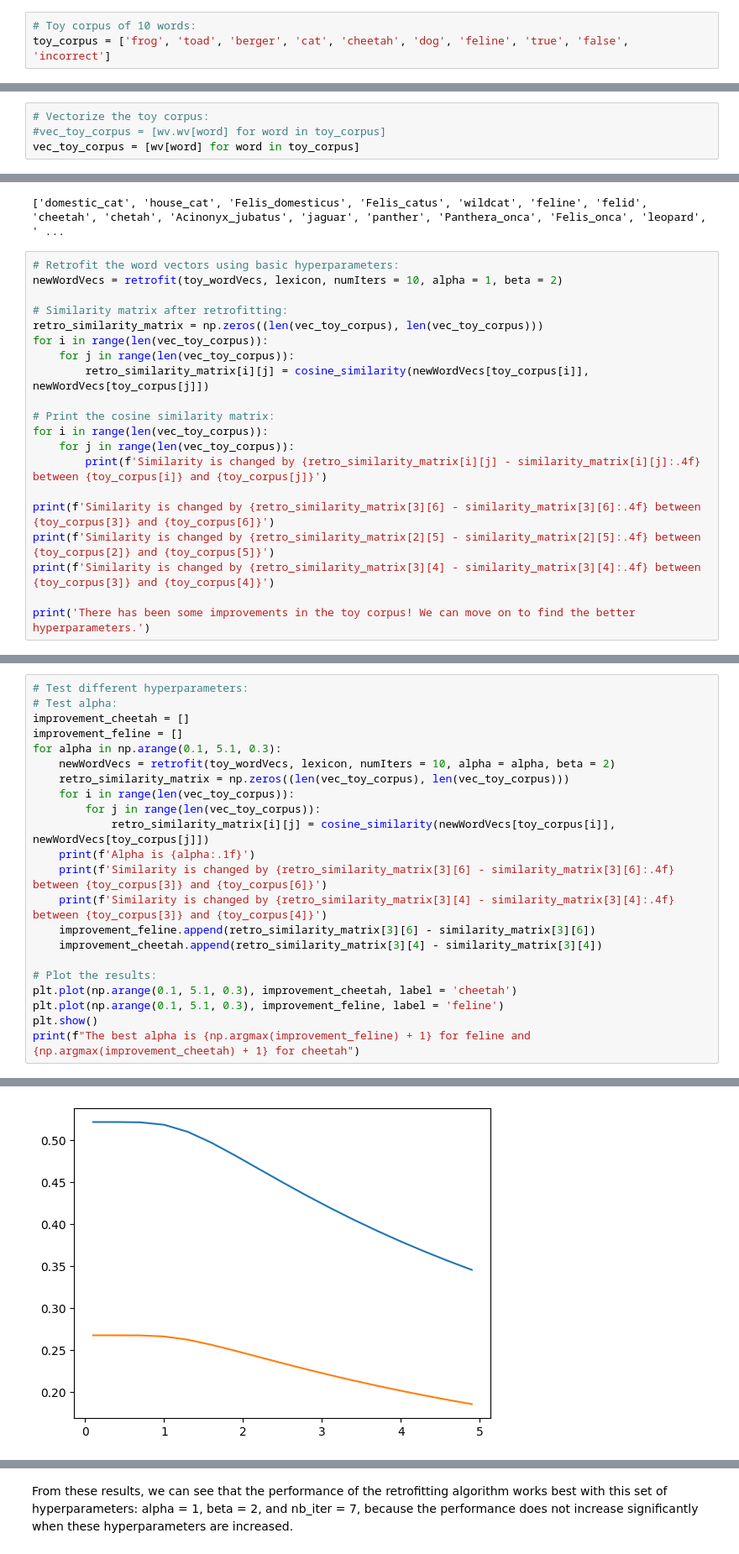
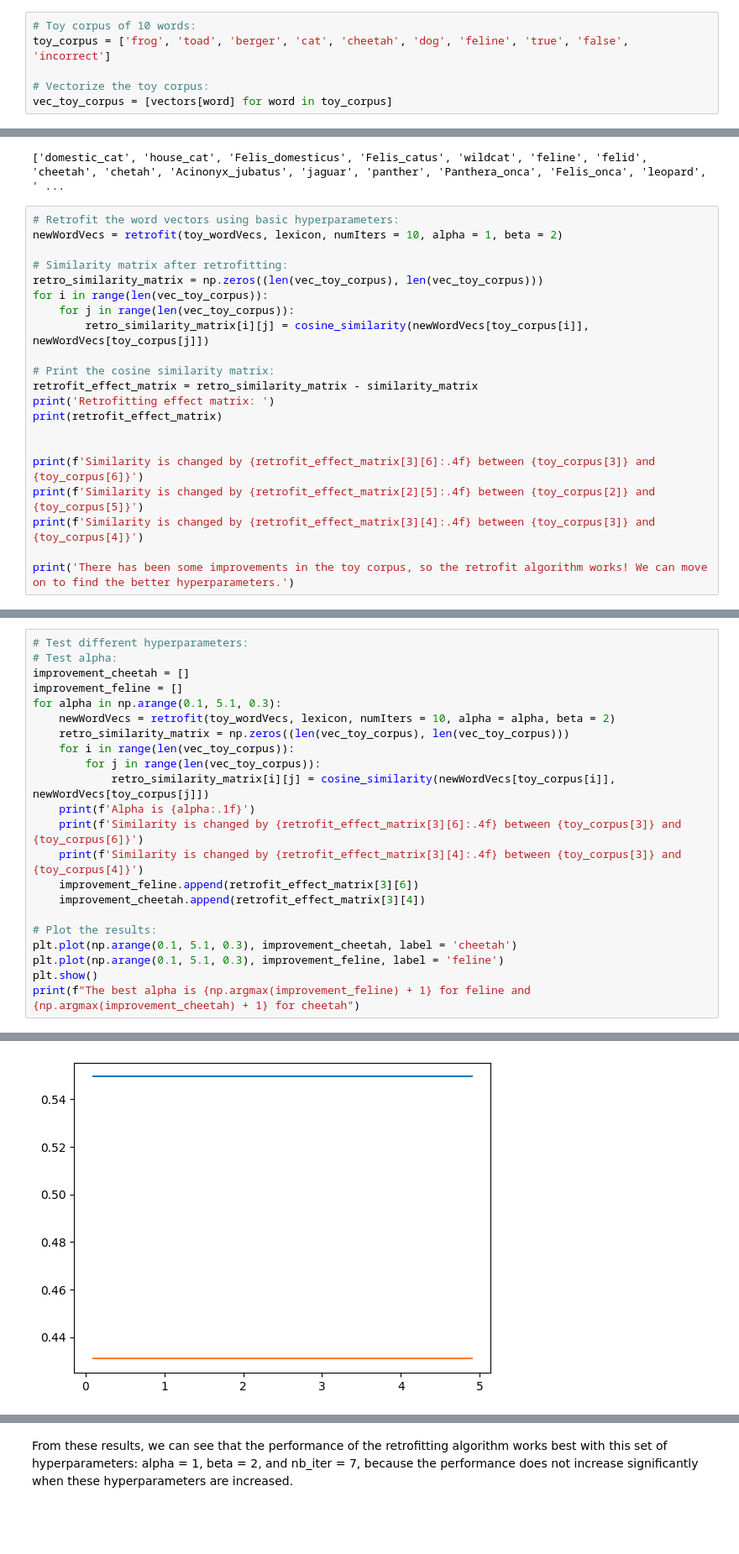
Before and after one commit to HIEUNT1610/ML2-Project, a Jupyter notebook: Work/Algorithm.ipynb, the cells around one changed output, grey strips where cells are left out. Shown at 84% size. Drawn from its saved outputs; the diff is of its cells as text; blank space fills up the shorter version.

Commit message:
update 23/5: changed to provided vectors. It is now at lexical similarity task

```diff
--- a/Work/Algorithm.ipynb
+++ b/Work/Algorithm.ipynb
@@ -22,4 +61,7 @@ import matplotlib.pyplot as plt
 # %%
 # Toy corpus of 10 words:
 toy_corpus = ['frog', 'toad', 'berger', 'cat', 'cheetah', 'dog', 'feline', 'true', 'false', 'incorrect']
+
+# Vectorize the toy corpus:
+vec_toy_corpus = [vectors[word] for word in toy_corpus]
 # %%
@@ -31,7 +76,3 @@ TypeError: load() got an unexpected keyword argument 'limit'
-# %%
-# Vectorize the toy corpus:
-#vec_toy_corpus = [wv.wv[word] for word in toy_corpus]
-vec_toy_corpus = [wv[word] for word in toy_corpus]
 # %%
 # Compare vectors using cosine similarity:
 def cosine_similarity(vec1, vec2):
@@ -167,13 +208,14 @@ for i in range(len(vec_toy_corpus)):
         retro_similarity_matrix[i][j] = cosine_similarity(newWordVecs[toy_corpus[i]], newWordVecs[toy_corpus[j]])
 
 # Print the cosine similarity matrix:
-for i in range(len(vec_toy_corpus)):
-    for j in range(len(vec_toy_corpus)):
-        print(f'Similarity is changed by {retro_similarity_matrix[i][j] - similarity_matrix[i][j]:.4f} between {toy_corpus[i]} and {toy_corpus[j]}')
+retrofit_effect_matrix = retro_similarity_matrix - similarity_matrix
+print('Retrofitting effect matrix: ')
+print(retrofit_effect_matrix)
 
-print(f'Similarity is changed by {retro_similarity_matrix[3][6] - similarity_matrix[3][6]:.4f} between {toy_corpus[3]} and {toy_corpus[6]}')
-print(f'Similarity is changed by {retro_similarity_matrix[2][5] - similarity_matrix[2][5]:.4f} between {toy_corpus[2]} and {toy_corpus[5]}')
-print(f'Similarity is changed by {retro_similarity_matrix[3][4] - similarity_matrix[3][4]:.4f} between {toy_corpus[3]} and {toy_corpus[4]}')
 
-print('There has been some improvements in the toy corpus! We can move on to find the better hyperparameters.')
+print(f'Similarity is changed by {retrofit_effect_matrix[3][6]:.4f} between {toy_corpus[3]} and {toy_corpus[6]}')
+print(f'Similarity is changed by {retrofit_effect_matrix[2][5]:.4f} between {toy_corpus[2]} and {toy_corpus[5]}')
+print(f'Similarity is changed by {retrofit_effect_matrix[3][4]:.4f} between {toy_corpus[3]} and {toy_corpus[4]}')
+
+print('There has been some improvements in the toy corpus, so the retrofit algorithm works! We can move on to find the better hyperparameters.')
 # %% [output]
@@ -206,10 +248,10 @@ for alpha in np.arange(0.1, 5.1, 0.3):
         for j in range(len(vec_toy_corpus)):
             retro_similarity_matrix[i][j] = cosine_similarity(newWordVecs[toy_corpus[i]], newWordVecs[toy_corpus[j]])
     print(f'Alpha is {alpha:.1f}')
-    print(f'Similarity is changed by {retro_similarity_matrix[3][6] - similarity_matrix[3][6]:.4f} between {toy_corpus[3]} and {toy_corpus[6]}')
-    print(f'Similarity is changed by {retro_similarity_matrix[3][4] - similarity_matrix[3][4]:.4f} between {toy_corpus[3]} and {toy_corpus[4]}')
-    improvement_feline.append(retro_similarity_matrix[3][6] - similarity_matrix[3][6])
-    improvement_cheetah.append(retro_similarity_matrix[3][4] - similarity_matrix[3][4])
+    print(f'Similarity is changed by {retrofit_effect_matrix[3][6]:.4f} between {toy_corpus[3]} and {toy_corpus[6]}')
+    print(f'Similarity is changed by {retrofit_effect_matrix[3][4]:.4f} between {toy_corpus[3]} and {toy_corpus[4]}')
+    improvement_feline.append(retrofit_effect_matrix[3][6])
+    improvement_cheetah.append(retrofit_effect_matrix[3][4])
 
 # Plot the results:
 plt.plot(np.arange(0.1, 5.1, 0.3), improvement_cheetah, label = 'cheetah')
@@ -237,4 +279,4 @@ Similarity is changed by 0.3455 between cat and cheetah
-[figure, old version]
+[figure, new version]
 The best alpha is 1 for feline and 1 for cheetah
 # %%
 # Test beta:
```
Also changed, not shown: parts of 22 cells of this notebook.
